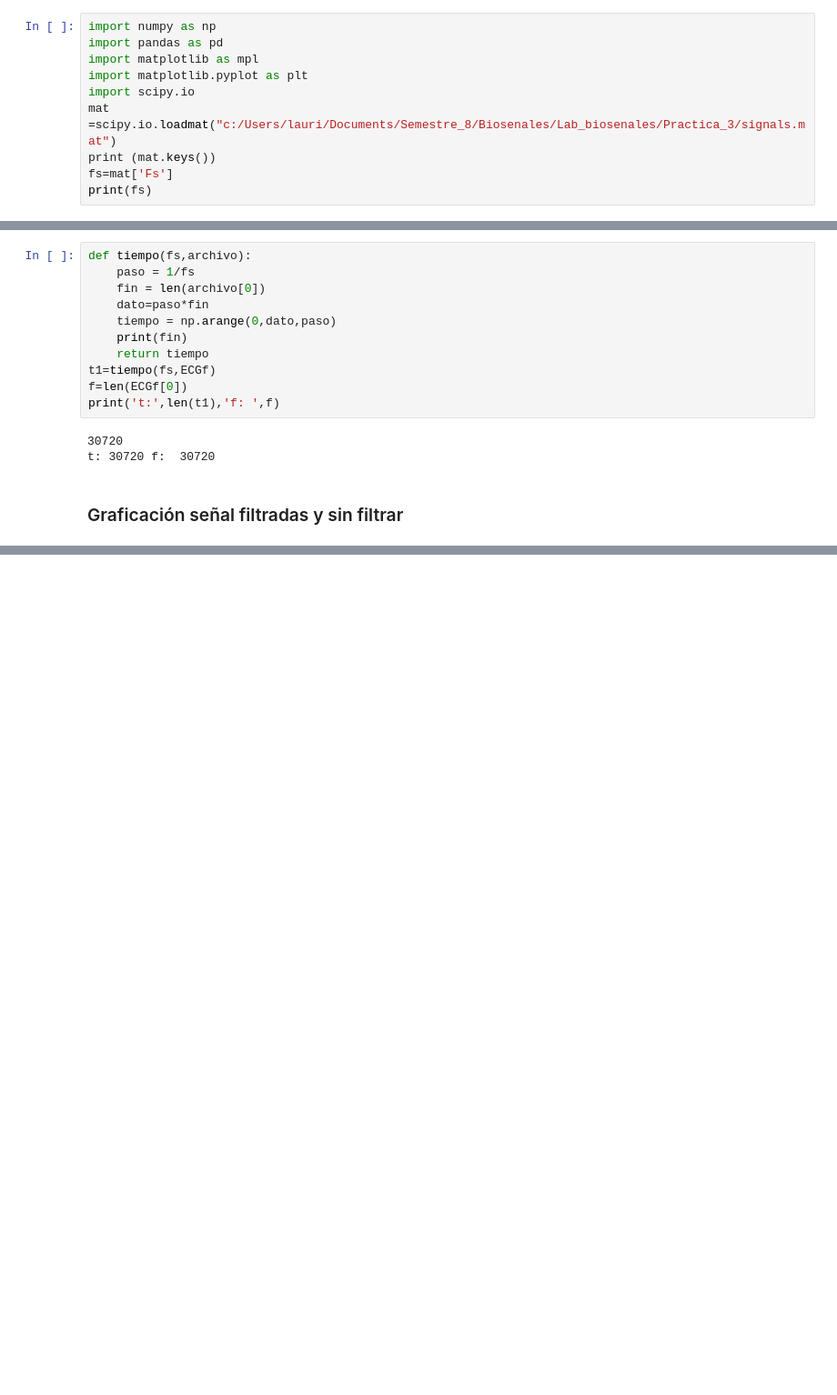
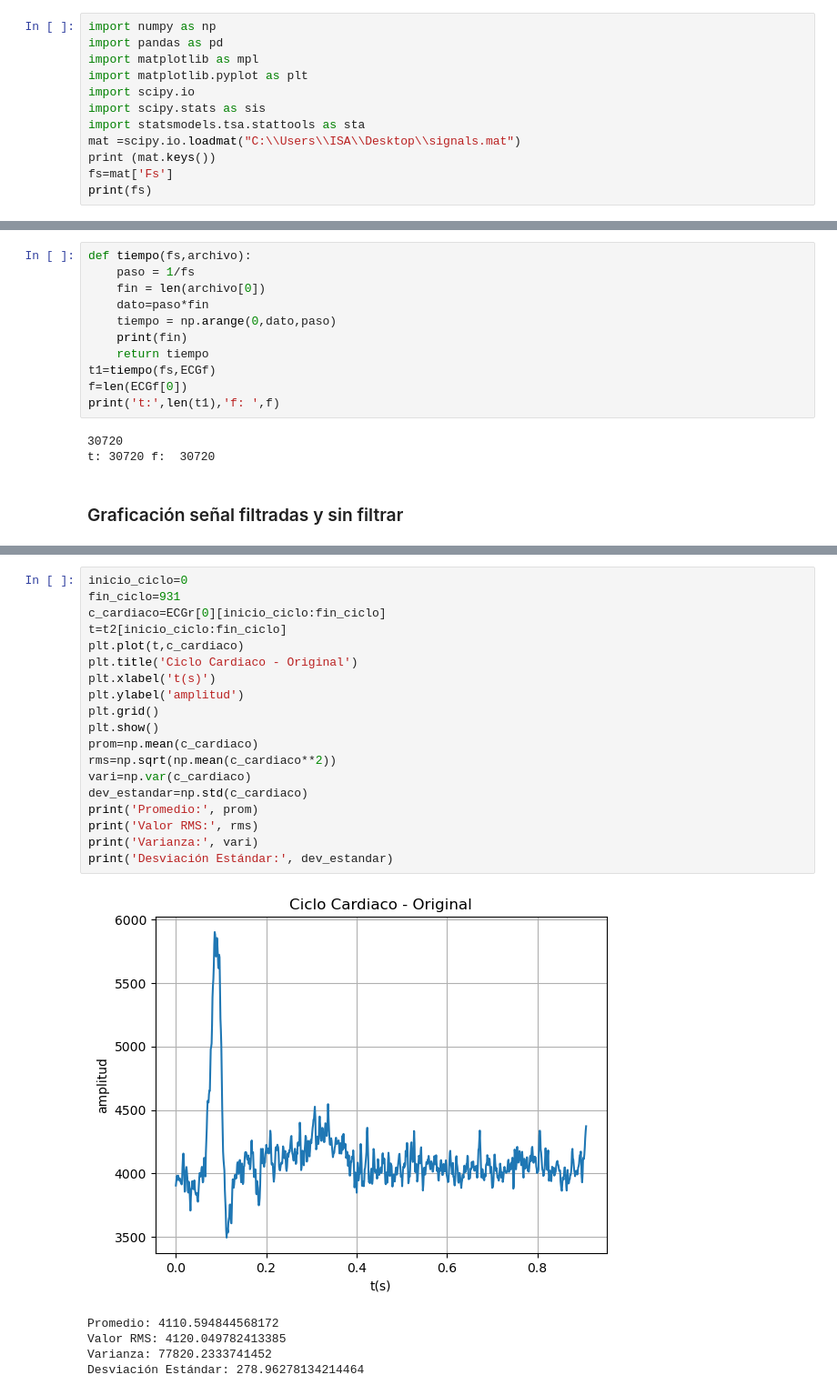
Before and after one commit to Arual1o/Lab_biosenales, a Jupyter notebook: Practica_3/P3_LauraVargas_IsabelaTrujillo.ipynb, the cells around one changed output, grey strips where cells are left out. Shown: that part at 91% size. Saved outputs shown, nothing was run; the diff lists cells and outputs as text; blank space fills up the shorter version.

```diff
--- a/Practica_3/P3_LauraVargas_IsabelaTrujillo.ipynb
+++ b/Practica_3/P3_LauraVargas_IsabelaTrujillo.ipynb
@@ -7,7 +7,9 @@ import pandas as pd
 import matplotlib as mpl
 import matplotlib.pyplot as plt
 import scipy.io
-mat =scipy.io.loadmat("c:/Users/lauri/Documents/Semestre_8/Biosenales/Lab_biosenales/Practica_3/signals.mat")
+import scipy.stats as sis
+import statsmodels.tsa.stattools as sta
+mat =scipy.io.loadmat("C:\\Users\\ISA\\Desktop\\signals.mat")
 print (mat.keys())
 fs=mat['Fs']
 print(fs)
@@ -74,0 +101,25 @@ Se realiza un filtro pasa bandas, esto porque se disminuye la cantidad de datos
+# %%
+inicio_ciclo=0
+fin_ciclo=931
+c_cardiaco=ECGr[0][inicio_ciclo:fin_ciclo]
+t=t2[inicio_ciclo:fin_ciclo]
+plt.plot(t,c_cardiaco)
+plt.title('Ciclo Cardiaco - Original')
+plt.xlabel('t(s)')
+plt.ylabel('amplitud')
+plt.grid()
+plt.show()
+prom=np.mean(c_cardiaco)
+rms=np.sqrt(np.mean(c_cardiaco**2))
+vari=np.var(c_cardiaco)
+dev_estandar=np.std(c_cardiaco)
+print('Promedio:', prom)
+print('Valor RMS:', rms)
+print('Varianza:', vari)
+print('Desviación Estándar:', dev_estandar)
+# %% [output]
+[figure, added]
+Promedio: 4110.594844568172
+Valor RMS: 4120.049782413385
+Varianza: 77820.2333741452
+Desviación Estándar: 278.96278134214464
```
Also changed, not shown: parts of 20 cells of this notebook, 1 other file.
